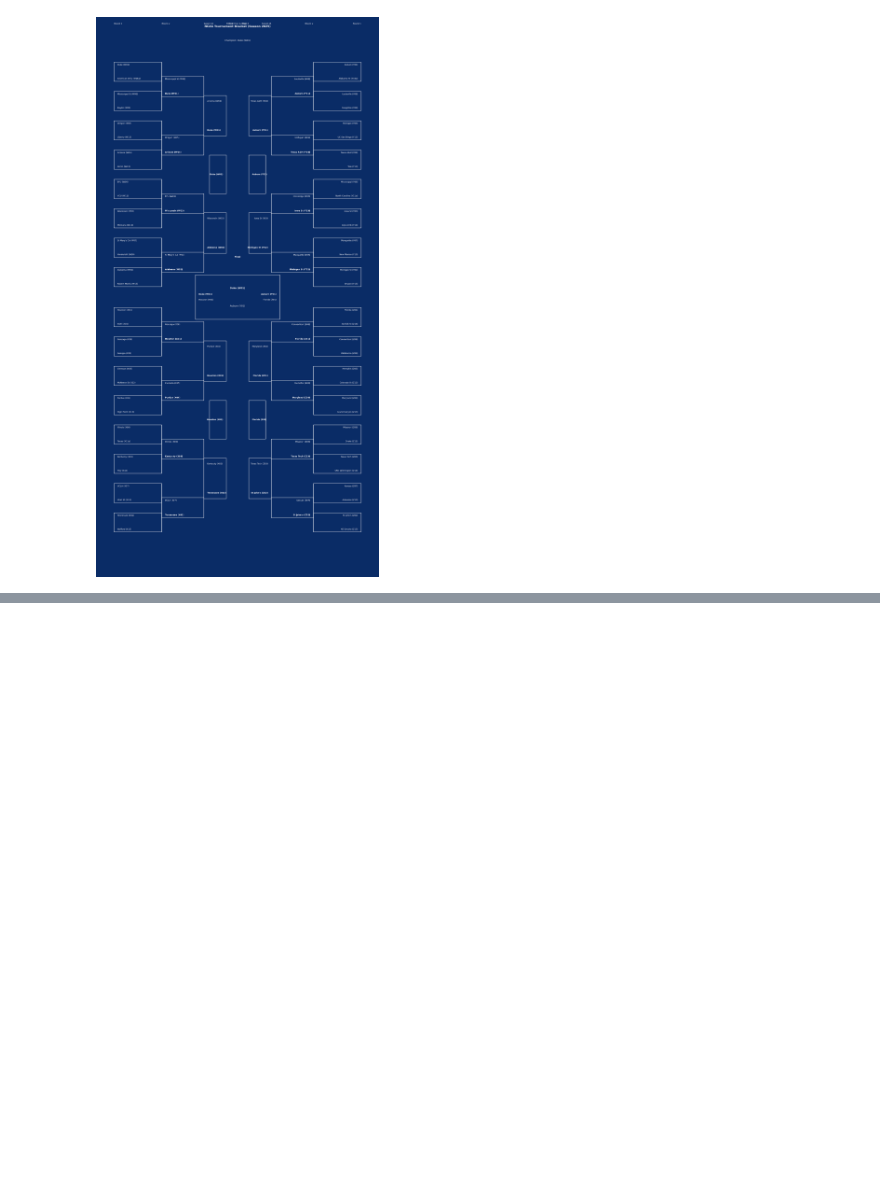
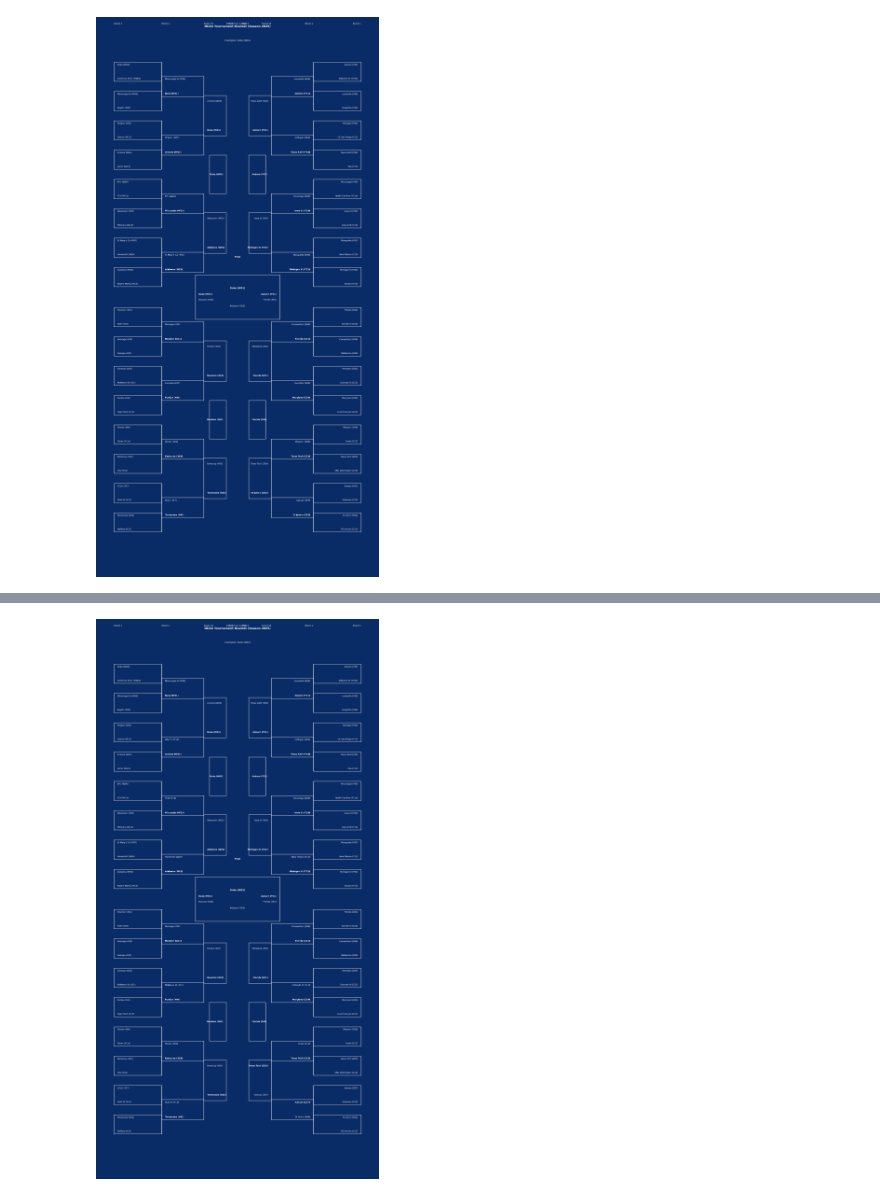
Before and after one commit to CamdenBeck/march_madness_predictor, a Jupyter notebook: machup_simulation.ipynb, the cells around one changed output, grey strips where cells are left out. Saved outputs shown, nothing was run; the diff lists cells and outputs as text; code cells hidden in the pictures; blank space fills up the shorter version.

Commit message:
Added upset predictions.

```diff
--- a/machup_simulation.ipynb
+++ b/machup_simulation.ipynb
@@ -605,0 +1070,21 @@ plt.show()
+# %%
+
+# 4) Determine new champion and render bracket with updated data
+
+referenced = set(slots["StrongSeed"]).union(set(slots["WeakSeed"]))
+final_slots = [s for s in slots["Slot"].tolist() if s not in referenced]
+champ_slot = final_slots[0] if final_slots else slots.iloc[-1]["Slot"]
+champ_id_u, champ_seed_u = winners_upset.get(champ_slot, (None, None))
+champ_name_u = team_name.get(champ_id_u, str(champ_id_u)) if champ_id_u is not None else "Unknown"
+
+fig_u, ax_u = render_bracket(
+    match_meta_upset, round_of, latest_season,
+    champ_name_u, champ_seed_u,
+    left_regions=('W', 'X'), right_regions=('Y', 'Z'),
+    fig_w=float(w), fig_h=float(h) if "h" in globals() else 8,
+    bg_color='#0A2C66', text_color=text_color
+)
+
+plt.show()
+# %% [output]
+[figure, added]
```
Also changed, not shown: parts of 6 cells of this notebook, 1 other file.
